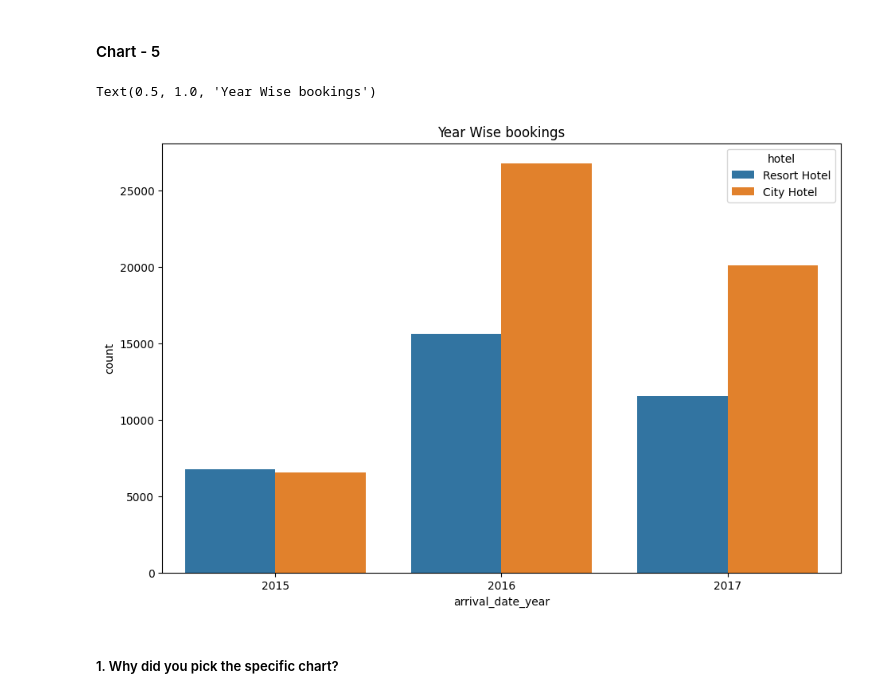
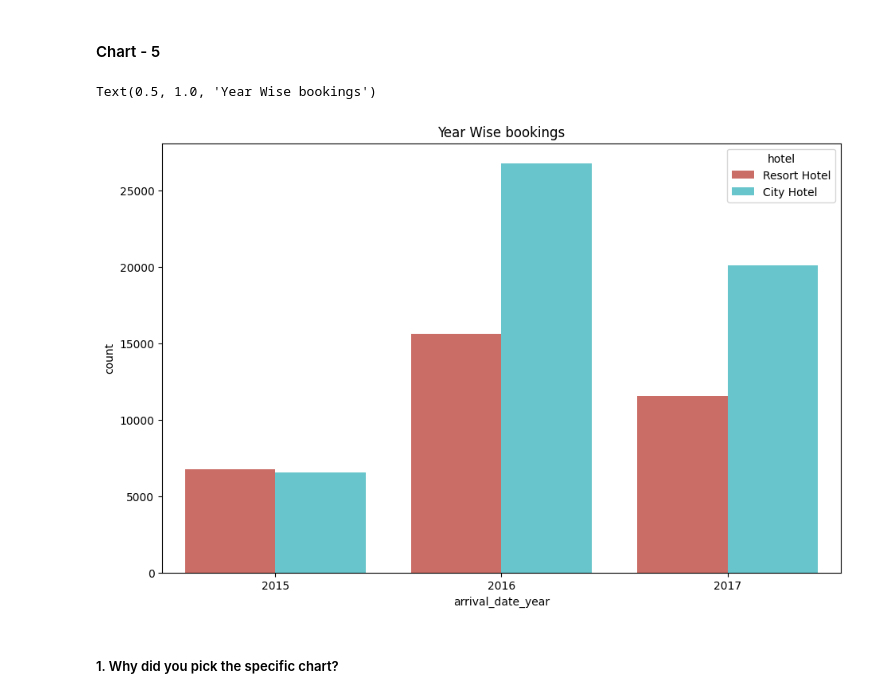
Before and after one commit to shubham19nijwala/EDA-Hotel_Booking, a Jupyter notebook: EDA_on_Hotel_Booking.ipynb, the cells around one changed output. Saved outputs shown, nothing was run; the diff lists cells and outputs as text; code cells hidden in the pictures.

```diff
--- a/EDA_on_Hotel_Booking.ipynb
+++ b/EDA_on_Hotel_Booking.ipynb
@@ -591,14 +591,14 @@ Are there any insights that lead to negative growth? Justify with specific reaso
 # %%
 # Chart - 5 visualization code
 # set plot size
 plt.figure(figsize=(11,7))
 
 #  plot with countplot
-sns.countplot(x=hotel_df['arrival_date_year'],hue=hotel_df['hotel'])
+sns.countplot(x=hotel_df['arrival_date_year'],hue=hotel_df['hotel'],palette = 'hls')
 plt.title("Year Wise bookings")
 # %% [output]
 Text(0.5, 1.0, 'Year Wise bookings')
-[figure, old version]
+[figure, new version]
 # %% [markdown]
 ##### 1. Why did you pick the specific chart?
 # %% [markdown]
```
Also changed, not shown: parts of 29 cells of this notebook.
